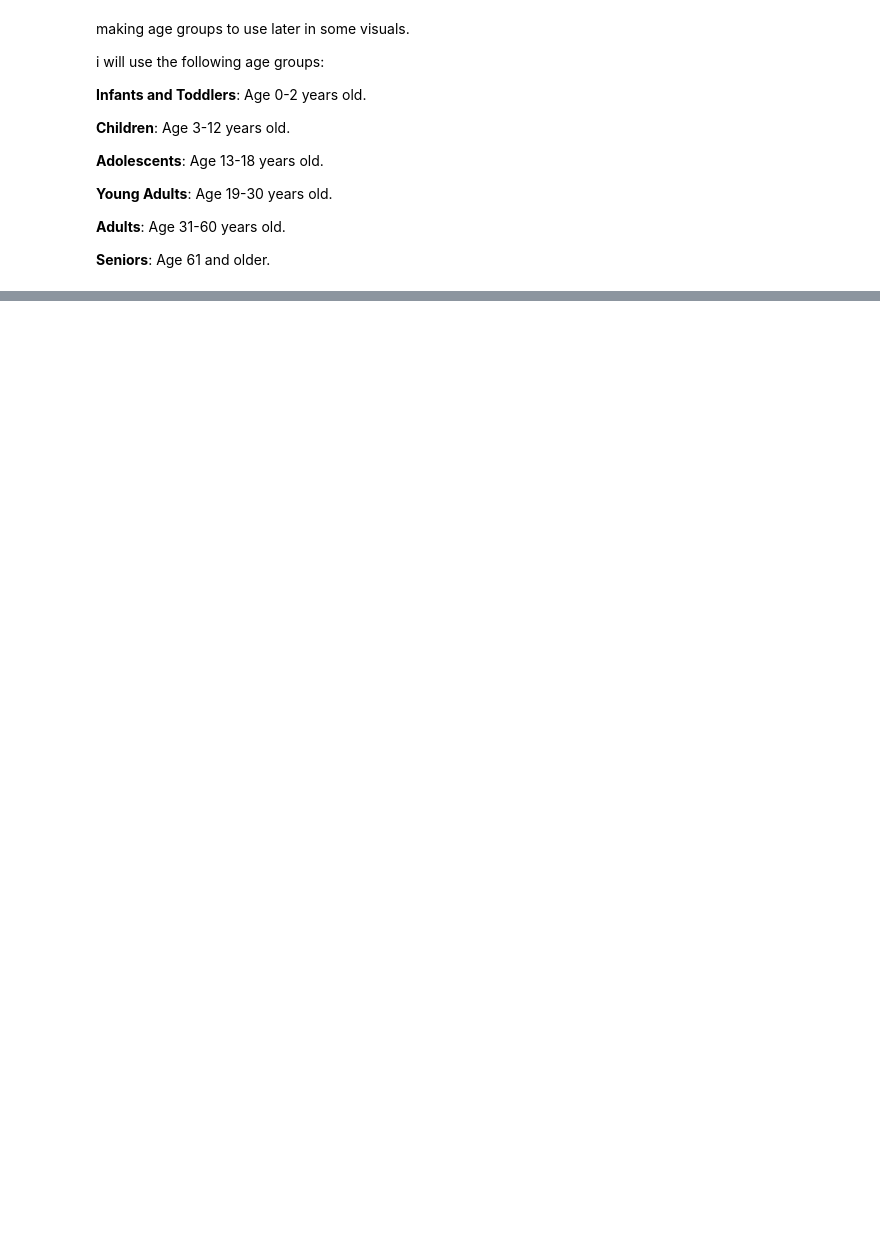
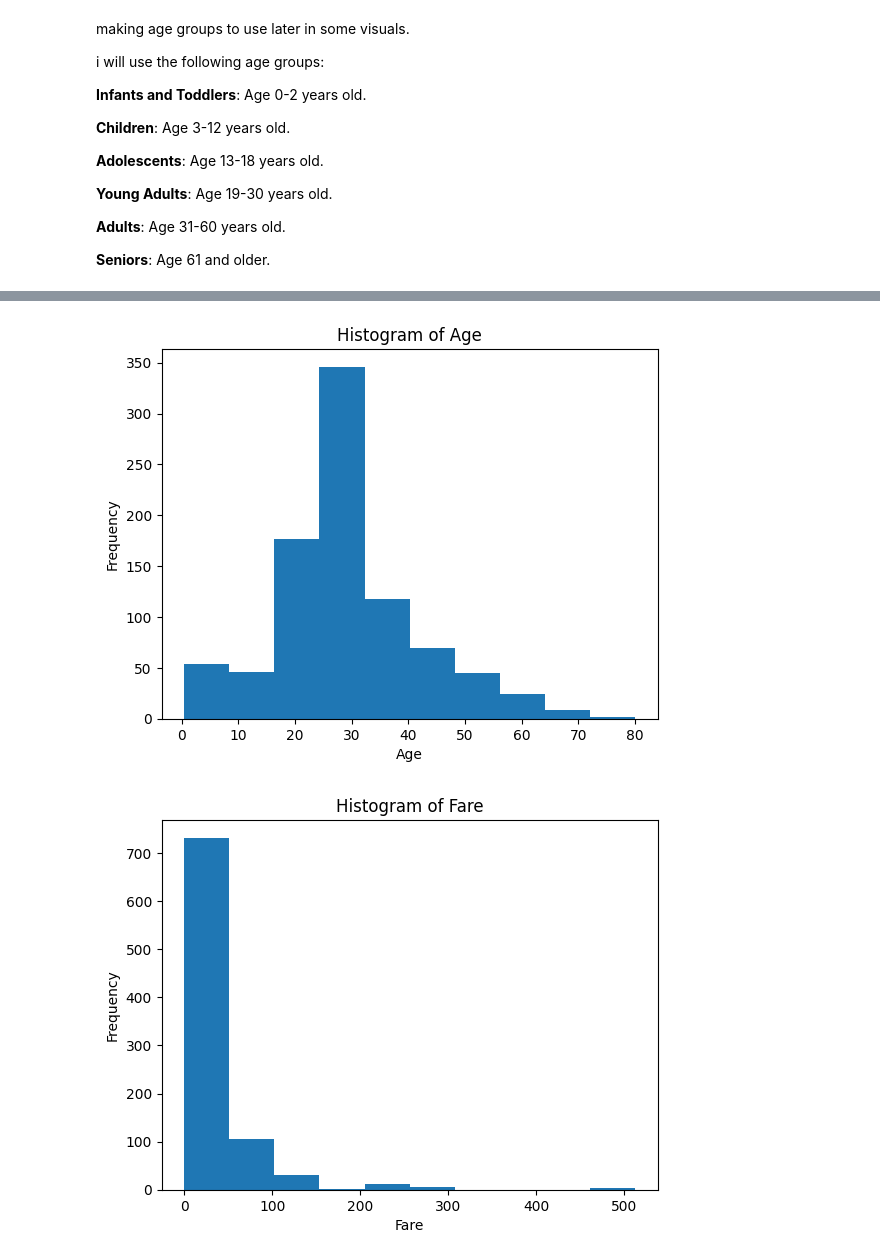
Before and after one commit to JelleWierenga/Kaggle-Titanic, a Jupyter notebook: Main.ipynb, the cells around one changed output, grey strips where cells are left out. Saved outputs shown, nothing was run; the diff lists cells and outputs as text; code cells hidden in the pictures; blank space fills up the shorter version.

```diff
--- a/Main.ipynb
+++ b/Main.ipynb
@@ -142,0 +153,3 @@ train
+# %%
+train["Famaly_size"] = train["SibSp"] + train["Parch"] + 1
+train
@@ -142,0 +178,3 @@ train
+# %%
+train['Title'] = train['Name'].str.extract(' ([A-Za-z]+)\.', expand=False)
+train
@@ -142,0 +197,3 @@ train
+# %%
+columns = list(train.columns.values)
+number_columns = ["Age", "Fare", "Famaly_size"]
@@ -142,0 +240,10 @@ train
+# %%
+for column in number_columns:
+    plt.figure()
+    plt.hist(train[column])
+    plt.title(f'Histogram of {column}')
+    plt.xlabel(column)
+    plt.ylabel('Frequency')
+# %% [output]
+[figure, added]
+[figure, added]
```
Also changed, not shown: parts of 11 cells of this notebook.
